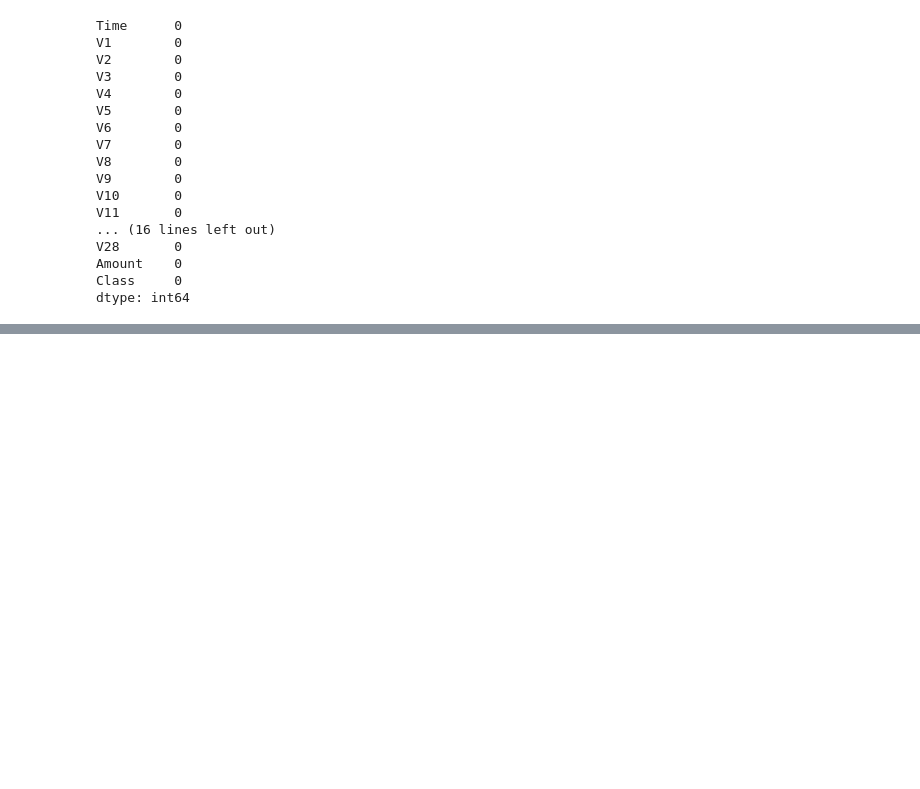
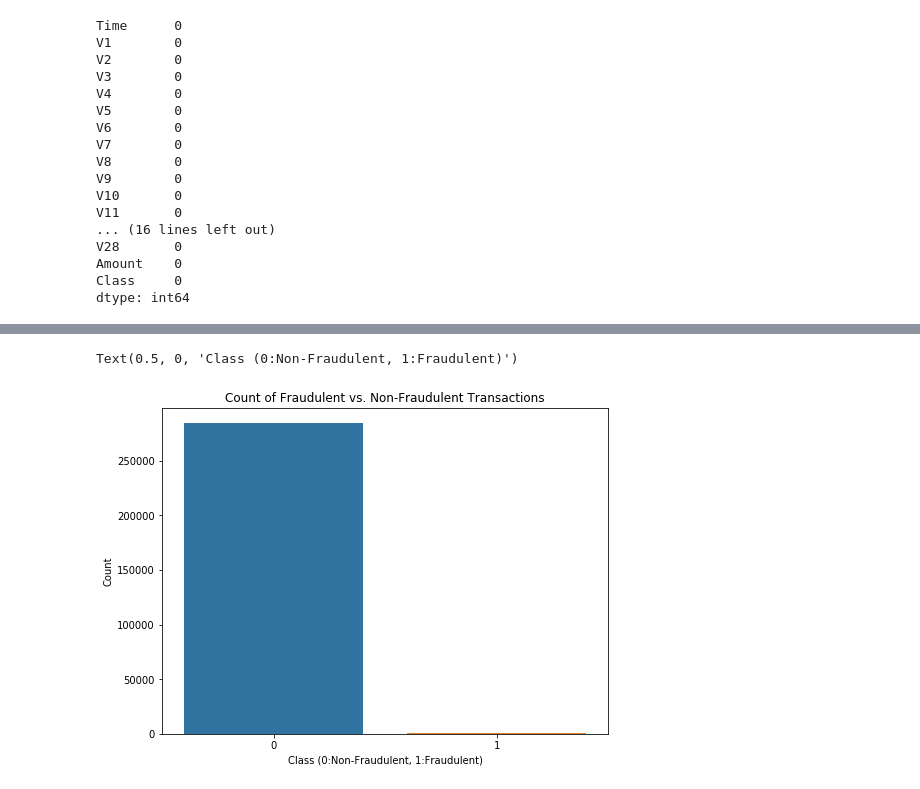
Before and after one commit to elsajun/CC-Fraud-Detection, a Jupyter notebook: Fraud Detection.ipynb, the cells around one changed output, grey strips where cells are left out. Cells and saved outputs as stored; diff of their text form; code cells hidden in the pictures; blank space fills up the shorter version.

```diff
--- a/Fraud Detection.ipynb
+++ b/Fraud Detection.ipynb
@@ -177,0 +113,9 @@ TypeError: '<' not supported between instances of 'int' and 'str'
+# %%
+plt.figure(figsize=(8,6))
+sns.barplot(x=counts.index, y=counts)
+plt.title('Count of Fraudulent vs. Non-Fraudulent Transactions')
+plt.ylabel('Count')
+plt.xlabel('Class (0:Non-Fraudulent, 1:Fraudulent)')
+# %% [output]
+Text(0.5, 0, 'Class (0:Non-Fraudulent, 1:Fraudulent)')
+[figure, added]
```
Also changed, not shown: parts of 21 cells of this notebook.
